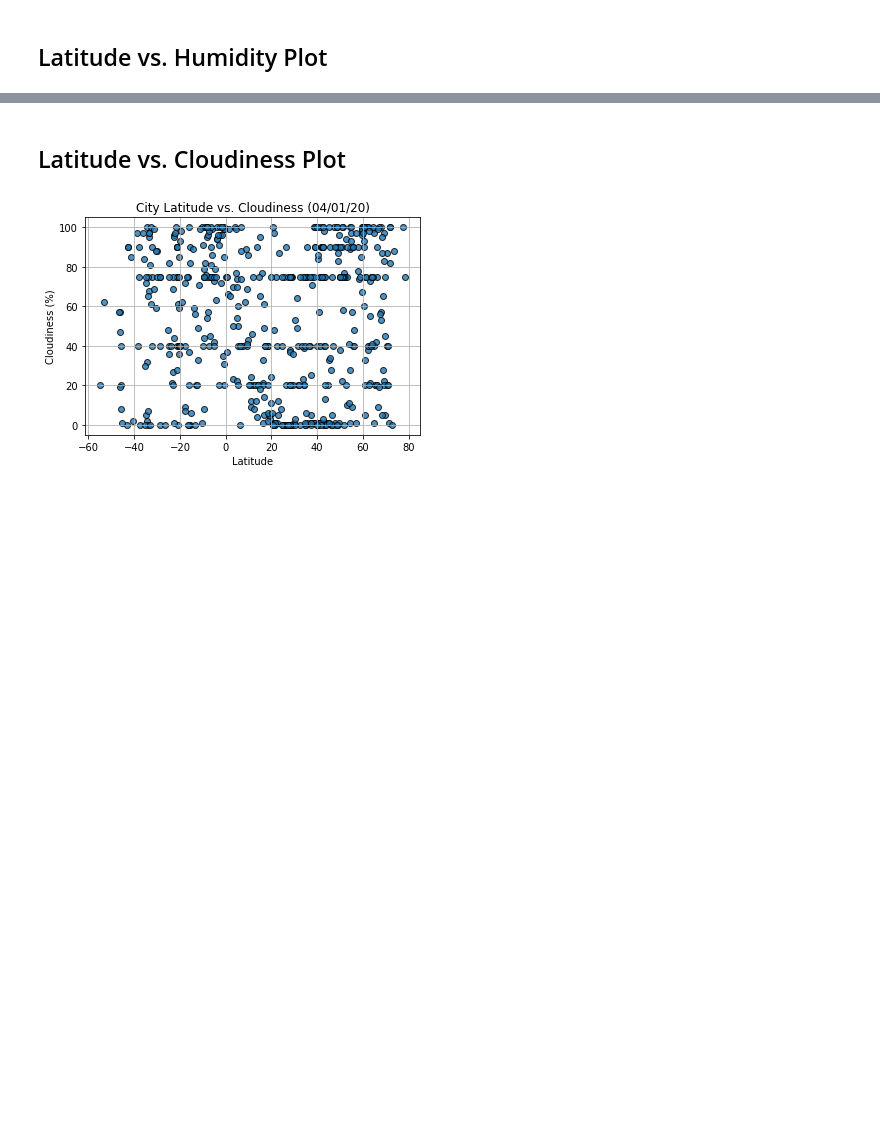
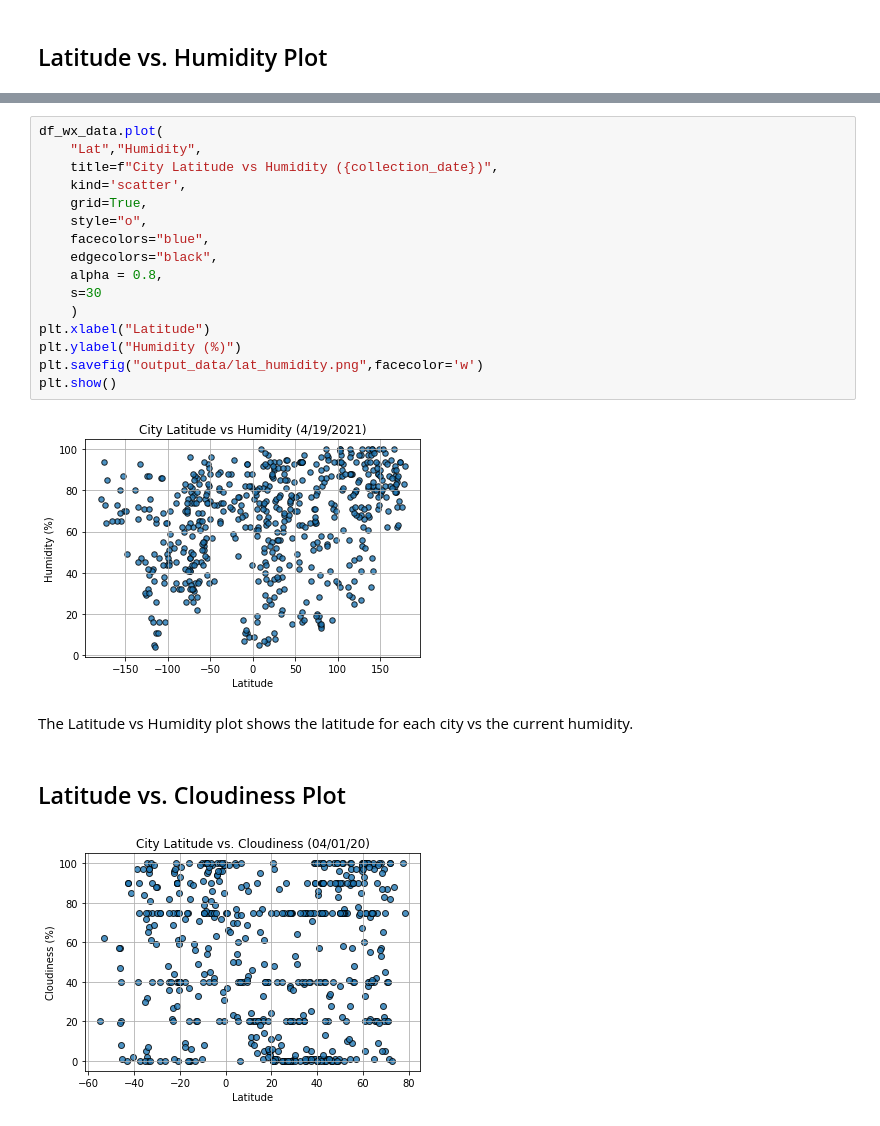
Before and after one commit to NicoleLund/pythonAPI-weatherAnalysis, a Jupyter notebook: WeatherPy/WeatherPy.ipynb, the cells around one changed output, grey strips where cells are left out. Drawn from its saved outputs; the diff is of its cells as text; blank space fills up the shorter version.

```diff
--- a/WeatherPy/WeatherPy.ipynb
+++ b/WeatherPy/WeatherPy.ipynb
@@ -227,3 +251,23 @@ Int64Index([], dtype='int64')
+# %%
+df_wx_data.plot(
+    "Lat","Humidity",
+    title=f"City Latitude vs Humidity ({collection_date})",
+    kind='scatter',
+    grid=True,
+    style="o",
+    facecolors="blue",
+    edgecolors="black",
+    alpha = 0.8,
+    s=30
+    )
+plt.xlabel("Latitude")
+plt.ylabel("Humidity (%)")
+plt.savefig("output_data/lat_humidity.png",facecolor='w')
+plt.show()
+# %% [output]
+[figure, added]
+# %% [markdown]
+The Latitude vs Humidity plot shows the latitude for each city vs the current humidity.
 # %% [markdown]
 ## Latitude vs. Cloudiness Plot
 # %%
```
Also changed, not shown: parts of 6 cells of this notebook, 2 other files.
